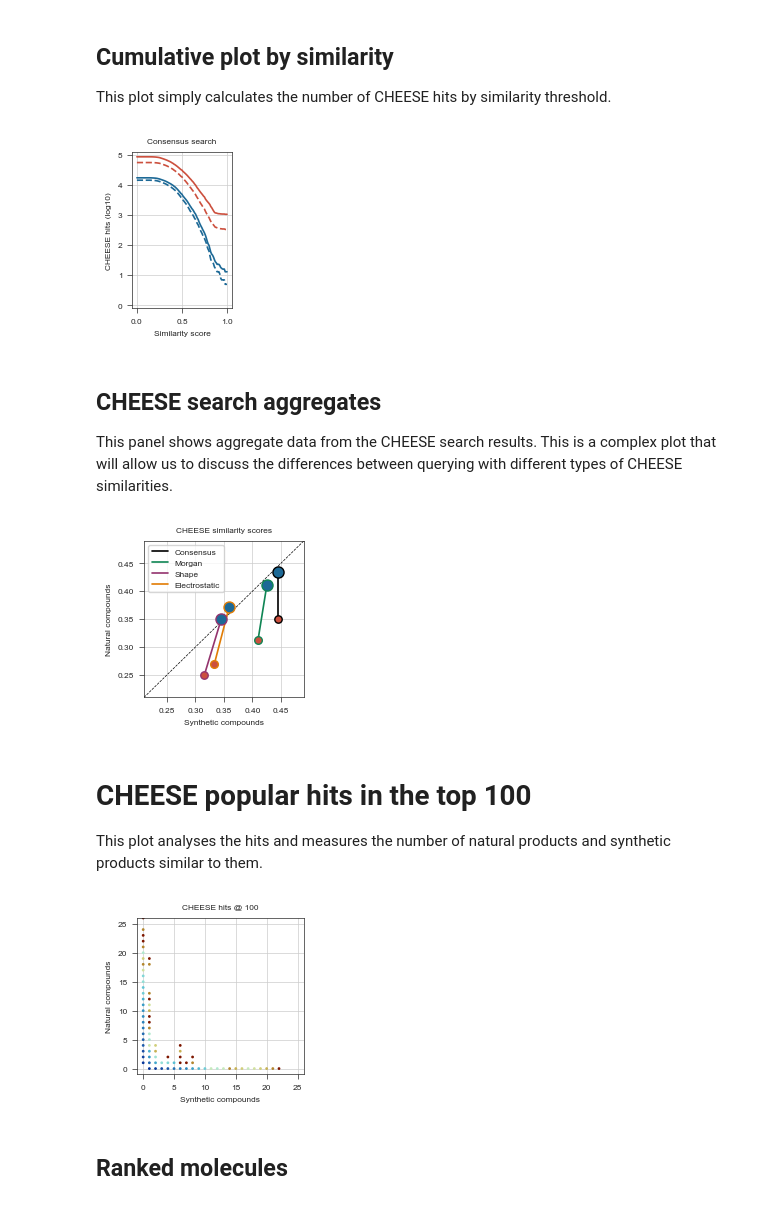
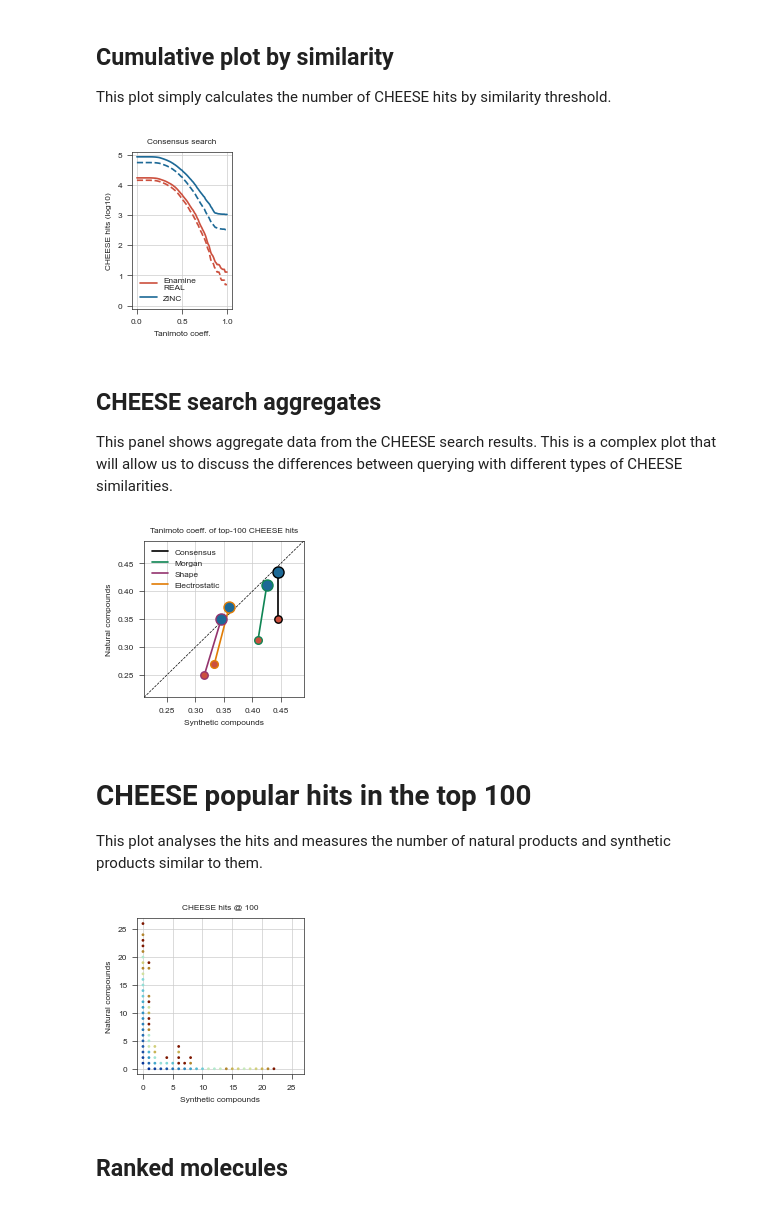
Before and after one commit to ersilia-os/sars-cov-2-chemspace, a Jupyter notebook: notebooks/05_Figure2.ipynb, the cells around one changed output. Drawn from its saved outputs; the diff is of its cells as text; code cells hidden in the pictures.

Commit message:
working on figure 2

```diff
--- a/notebooks/05_Figure2.ipynb
+++ b/notebooks/05_Figure2.ipynb
@@ -26,39 +26,40 @@ def cumulative_points(values):
 
 df = pd.read_csv("../results/cheese_popular_hits.csv")
 cumulative_points(df["consensus_max_score"])
 
 x = np.arange(0, 1.01, 0.01)
 ye = cumulative_points(df[df["database"] == "enamine-real"]["consensus_max_score"])
 yz = cumulative_points(df[df["database"] == "zinc15"]["consensus_max_score"])
 
 fig, axs = stylia.create_figure(
     1, 1, width=TWO_COLUMNS_WIDTH * 0.2, height=TWO_COLUMNS_WIDTH * 0.3
 )
 ax = axs.next()
-ax.plot(x, np.log10(ye), label="Enamine REAL", color=named_colors.blue, lw=1.2)
-ax.plot(x, np.log10(ye + yz), label="ZINC", color=named_colors.red, lw=1.2)
+ax.plot(x, np.log10(ye), label="Enamine\nREAL", color=named_colors.red, lw=1.2)
+ax.plot(x, np.log10(ye + yz), label="ZINC", color=named_colors.blue, lw=1.2)
 
 df = pd.read_csv("../results/cheese_popular_hits_flat.csv")
 cumulative_points(df["consensus_max_score"])
 
 x = np.arange(0, 1.01, 0.01)
 ye = cumulative_points(df[df["database"] == "enamine-real"]["consensus_max_score"])
 yz = cumulative_points(df[df["database"] == "zinc15"]["consensus_max_score"])
-ax.plot(x, np.log10(ye), label="Enamine REAL", color=named_colors.blue, lw=1.2, linestyle="--")
-ax.plot(x, np.log10(ye + yz), label="ZINC", color=named_colors.red, lw=1.2, linestyle="--")
+ax.plot(x, np.log10(ye), color=named_colors.red, lw=1.2, linestyle="--")
+ax.plot(x, np.log10(ye + yz), color=named_colors.blue, lw=1.2, linestyle="--")
+ax.legend(frameon=False)
 
 ax.set_xlim(-0.05, 1.05)
 ax.set_ylim(-0.1, 5.1)
 stylia.label(
     ax,
     title="Consensus search",
-    xlabel="Similarity score",
+    xlabel="Tanimoto coeff.",
     ylabel="CHEESE hits (log10)",
 )
 stylia.save_figure("../figures/f2_a.png")
 stylia.save_figure("../figures/f2_a.pdf")
 # %% [output]
-[figure, old version]
+[figure, new version]
 # %% [markdown]
 ## CHEESE search aggregates
 
@@ -127,19 +128,19 @@ for s in search_types:
         edge_y += [dy[statistic]]
     ax.plot(edge_x, edge_y, color=search_type_colors[s], lw=1.2, label=search_type_syns[s])
 
-ax.legend()
+ax.legend(frameon=False)
 ax.set_xlim(0.21, 0.49)
 ax.set_ylim(0.21, 0.49)
 stylia.label(
     ax,
-    title="CHEESE similarity scores",
+    title="Tanimoto coeff. of top-100 CHEESE hits",
     xlabel="Synthetic compounds",
     ylabel="Natural compounds",
 )
 stylia.save_figure("../figures/f2_b.png")
 stylia.save_figure("../figures/f2_b.pdf")
 # %% [output]
-[figure, old version]
+[figure, new version]
 # %% [markdown]
 # CHEESE popular hits in the top 100
 
@@ -173,8 +174,8 @@ colors = cmap.transform(z)
 ax.scatter(x, y, color=colors, s=1)
 ax.set_xticks(np.arange(0, 26, 5))
 ax.set_yticks(np.arange(0, 26, 5))
-ax.set_xlim(-1, 26)
-ax.set_ylim(-1, 26)
+ax.set_xlim(-1, 27)
+ax.set_ylim(-1, 27)
 plt.tight_layout()
 
 stylia.label(ax, title="CHEESE hits @ 100", xlabel="Synthetic compounds", ylabel="Natural compounds")
@@ -182,7 +183,7 @@ plt.tight_layout()
 stylia.save_figure("../figures/f2_c.png")
 stylia.save_figure("../figures/f2_c.pdf")
 # %% [output]
-[figure, old version]
+[figure, new version]
 # %% [markdown]
 ## Ranked molecules
 # %%
```
Also changed, not shown: parts of 8 cells of this notebook, 16 other files.
